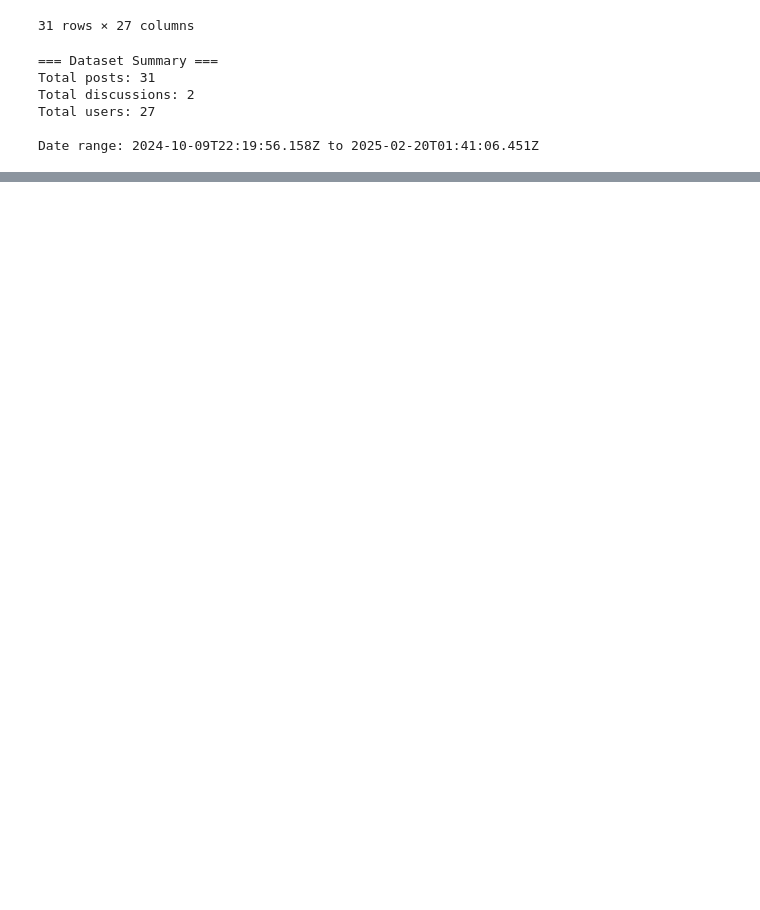
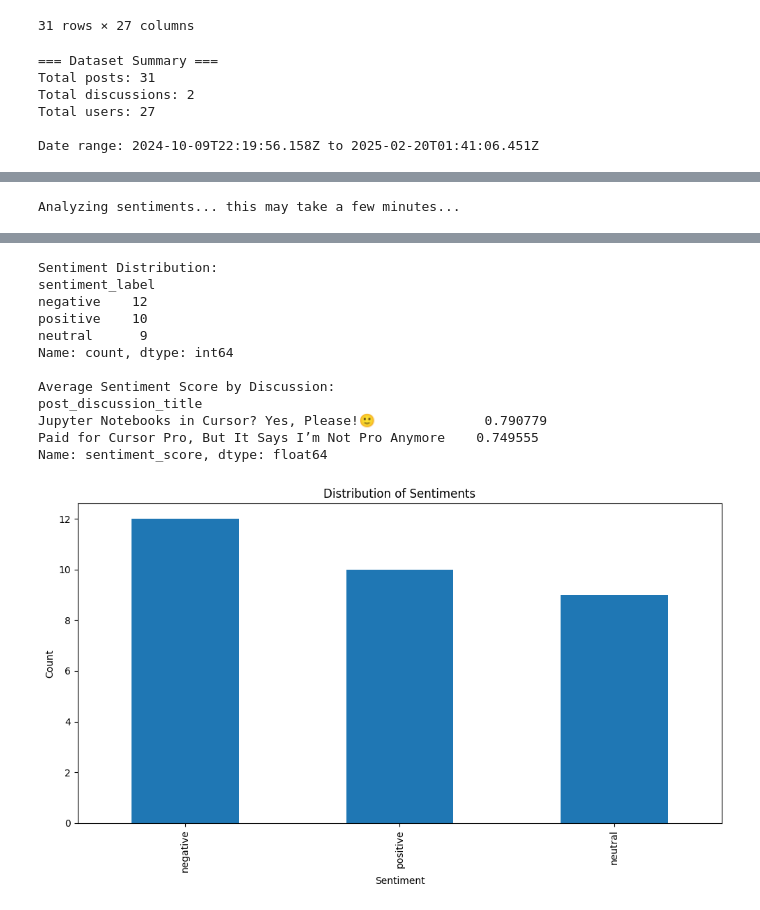
Before and after one commit to dgan11/discourse-analysis, a Jupyter notebook: notebooks/02_mini_analysis.ipynb, the cells around one changed output, grey strips where cells are left out. Saved outputs shown, nothing was run; the diff lists cells and outputs as text; code cells hidden in the pictures; blank space fills up the shorter version.

Commit message:
got some sentiment up lfg

```diff
--- a/notebooks/02_mini_analysis.ipynb
+++ b/notebooks/02_mini_analysis.ipynb
@@ -9,7 +9,10 @@ import pandas as pd
 import matplotlib.pyplot as plt
 from bs4 import BeautifulSoup  # Added for HTML cleaning
 # %%
+# Cell 2 - Import data
 posts = []
+files = ['../data/1.json', '../data/2.json']
+
 for file in files:
     with open(file, 'r', encoding='utf-8') as f:
         thread = json.load(f)
@@ -101,0 +95,59 @@ ModuleNotFoundError: No module named 'torch'
+# %%
+# Import required libraries
+from transformers import pipeline
+import numpy as np
+from scipy.special import softmax
+
+# Create sentiment analyzer
+def get_sentiment(text):
+    """
+    Analyze sentiment of text using CardiffNLP Twitter RoBERTa model.
+    Returns: Dictionary with sentiment scores for negative, neutral, and positive
+    """
+    try:
+        # Initialize the model (will download on first run)
+        sentiment_task = pipeline(
+            "sentiment-analysis",
+            model="cardiffnlp/twitter-roberta-base-sentiment-latest",
+            tokenizer="cardiffnlp/twitter-roberta-base-sentiment-latest"
+        )
+
+        # Clean text
+        text = str(text)  # Ensure text is string
+        text = ' '.join([t if not t.startswith('@') else '@user' for t in text.split()])
+        text = ' '.join([t if not t.startswith('http') else 'http' for t in text.split()])
+
+        # Get sentiment
+        result = sentiment_task(text)[0]  # Truncate to 512 chars to avoid token length issues
+        return result
+    except Exception as e:
+        print(f"Error analyzing sentiment: {e}")
+        return {'label': 'ERROR', 'score': 0.0}
+
+# Apply sentiment analysis
+print("Analyzing sentiments... this may take a few minutes...")
+df['sentiment'] = df['post_content'].apply(get_sentiment)
+
+# Extract sentiment labels and scores
+df['sentiment_label'] = df['sentiment'].apply(lambda x: x['label'])
+df['sentiment_score'] = df['sentiment'].apply(lambda x: x['score'])
+
+# Print sentiment distribution
+print("\nSentiment Distribution:")
+print(df['sentiment_label'].value_counts())
+
+# Calculate average sentiment by discussion
+print("\nAverage Sentiment Score by Discussion:")
+avg_sentiment = df.groupby('post_discussion_title')['sentiment_score'].mean()
+print(avg_sentiment)
+
+# Visualize results
+plt.figure(figsize=(10, 6))
+df['sentiment_label'].value_counts().plot(kind='bar')
+plt.title('Distribution of Sentiments')
+plt.xlabel('Sentiment')
+plt.ylabel('Count')
+plt.tight_layout()
+plt.show()
+# %% [output]
+Analyzing sentiments... this may take a few minutes...
@@ -101,0 +171,13 @@ ModuleNotFoundError: No module named 'torch'
+Sentiment Distribution:
+sentiment_label
+negative    12
+positive    10
+neutral      9
+Name: count, dtype: int64
+
+Average Sentiment Score by Discussion:
+post_discussion_title
+Jupyter Notebooks in Cursor? Yes, Please!🙂              0.790779
+Paid for Cursor Pro, But It Says I’m Not Pro Anymore    0.749555
+Name: sentiment_score, dtype: float64
+[figure, added]
```
Also changed, not shown: parts of 4 cells of this notebook.
